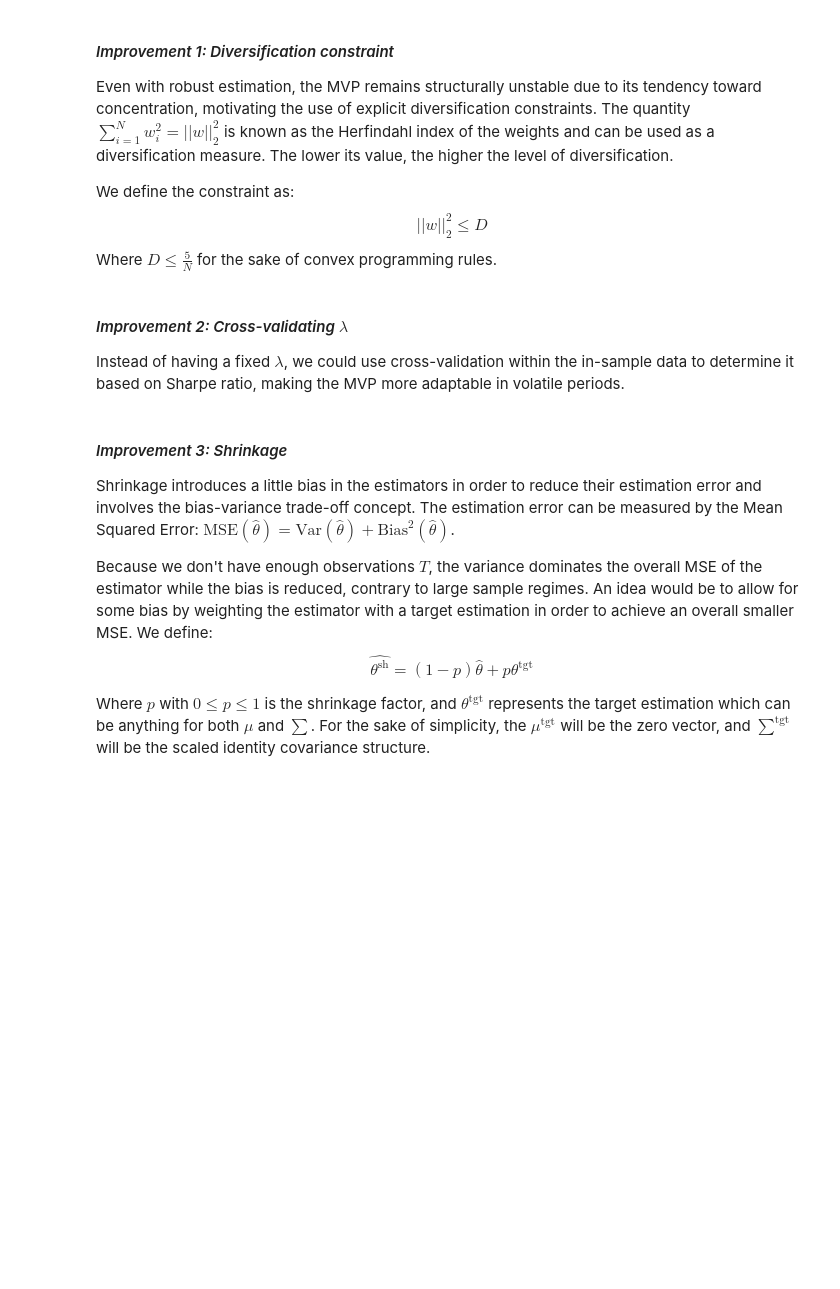
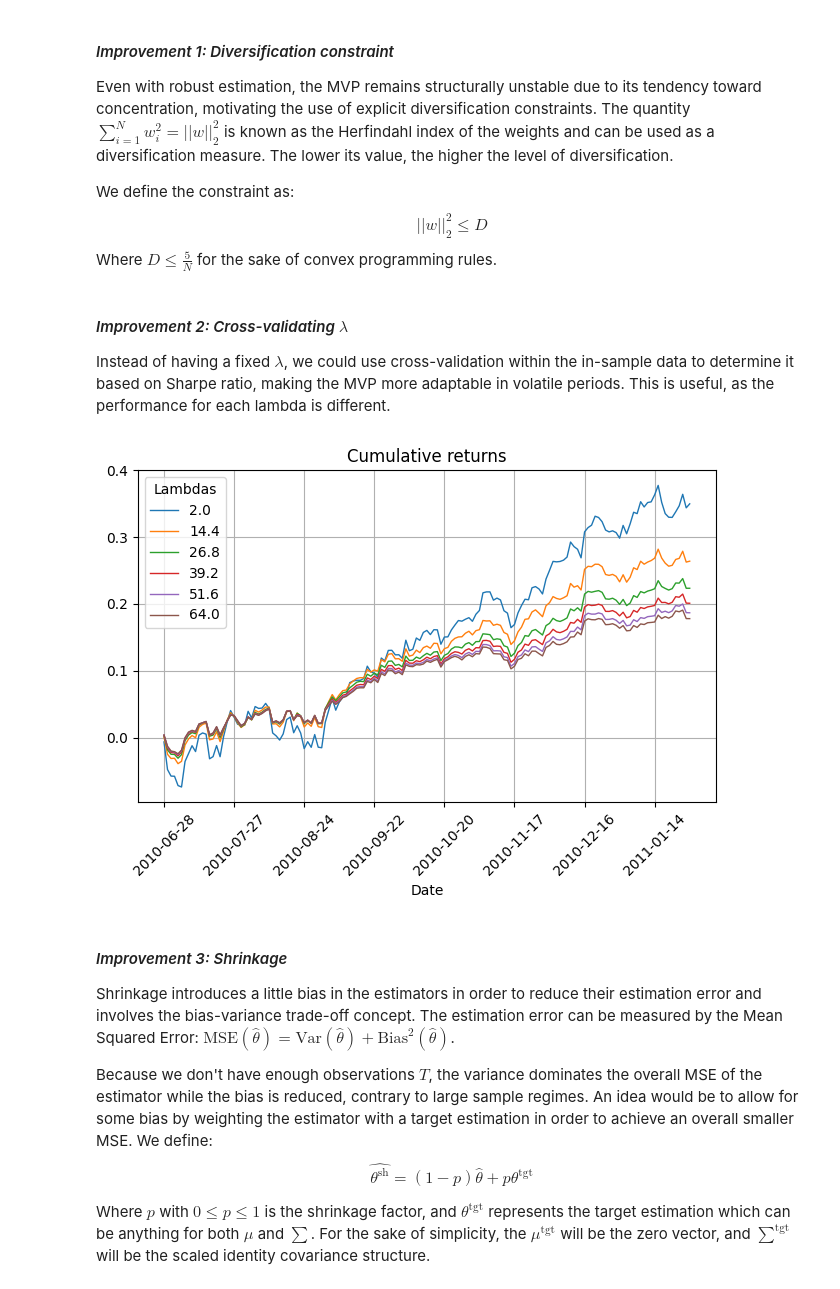
Before and after one commit to VAPopa7/improved-MVP, a Jupyter notebook: backtest_MVPs.ipynb, the cells around one changed output. Saved outputs shown, nothing was run; the diff lists cells and outputs as text; code cells hidden in the pictures; blank space fills up the shorter version.

Commit message:
feat: showed why it is interesting to have a changing lambda value over different market regimes

```diff
--- a/backtest_MVPs.ipynb
+++ b/backtest_MVPs.ipynb
@@ -106,7 +106,36 @@ def dMVP(X_log, lmd=1):
 # %% [markdown]
 #### *Improvement 2: Cross-validating $\lambda$*
 
-Instead of having a fixed $\lambda$, we could use cross-validation within the in-sample data to determine it based on Sharpe ratio, making the MVP more adaptable in volatile periods.
+Instead of having a fixed $\lambda$, we could use cross-validation within the in-sample data to determine it based on Sharpe ratio, making the MVP more adaptable in volatile periods. This is useful, as the performance for each lambda is different.
+# %%
+# Test showing the essence of choosing the right lambda
+X_lin = historical_data["2009-01-30":"2011-01-31"].pct_change().dropna()
+X_log = np.log1p(X_lin)
+
+T = X_lin.shape[0]
+T_split = round(0.70*T)
+
+X_log_trn = X_log[:T_split]
+X_lin_val =  X_lin[T_split:]
+
+dif_lmds = np.linspace(2, 64, 6)
+rets_lmds = {}
+
+for lmd in dif_lmds:
+    mu, sigma = gaus_MVP(X_log_trn)
+    w_MVP = design_MVP(mu, sigma, lmd)
+    ret_MVP = X_lin_val @ w_MVP
+    cum_ret = (1 + ret_MVP).cumprod() - 1
+    cum_ret.plot(label=lmd, linewidth=1)
+
+plt.title('Cumulative returns')
+plt.legend(title='Lambdas')
+plt.xticks(rotation=45)
+plt.grid()
+plt.tight_layout()
+plt.show()
+# %% [output]
+[figure, added]
 # %%
 # Function for cross-validating lambda in MVP: called in backtest()
 def estimate_lmd(X_lin, lambdas):
```
Also changed, not shown: parts of 1 cell of this notebook.
